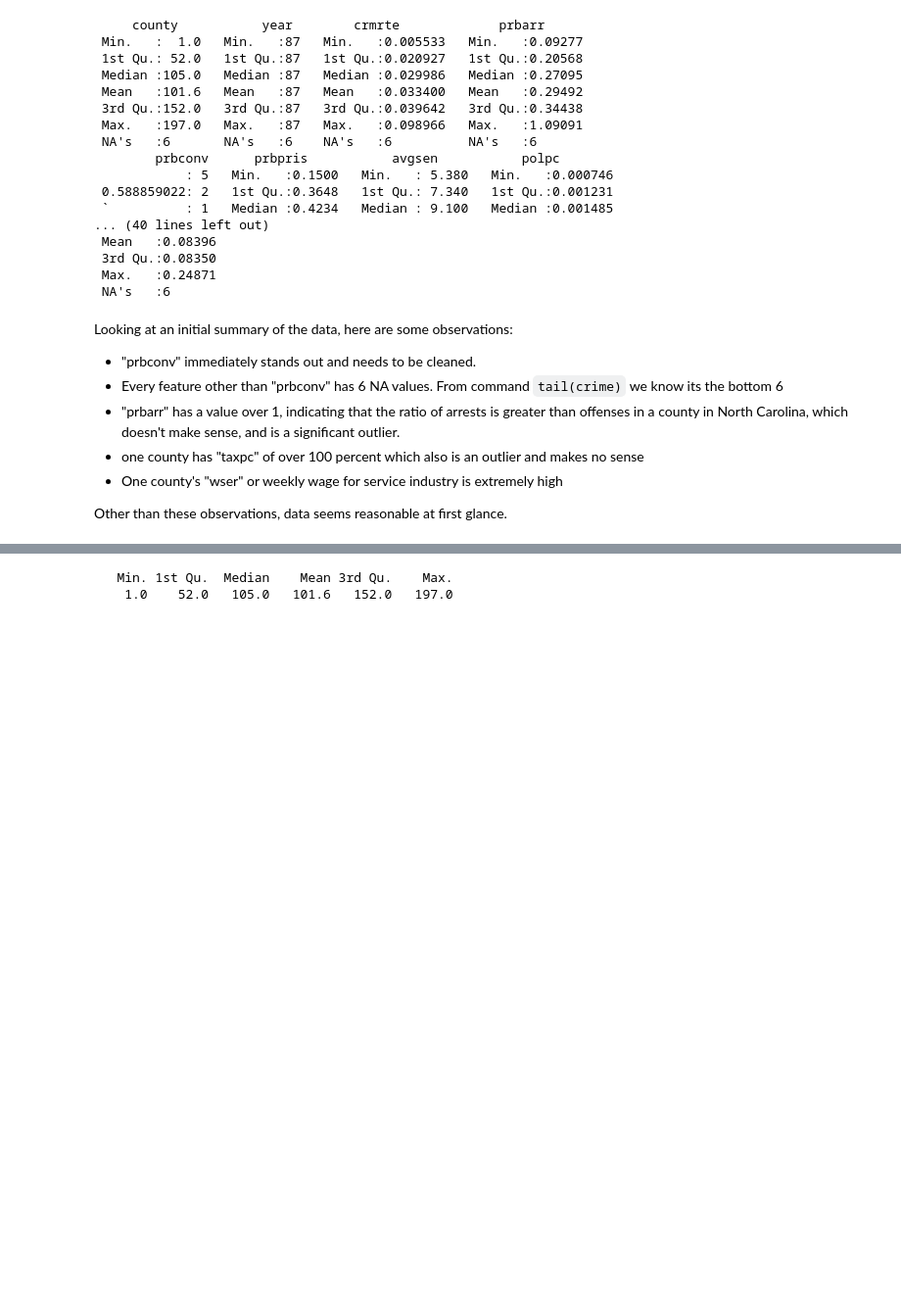
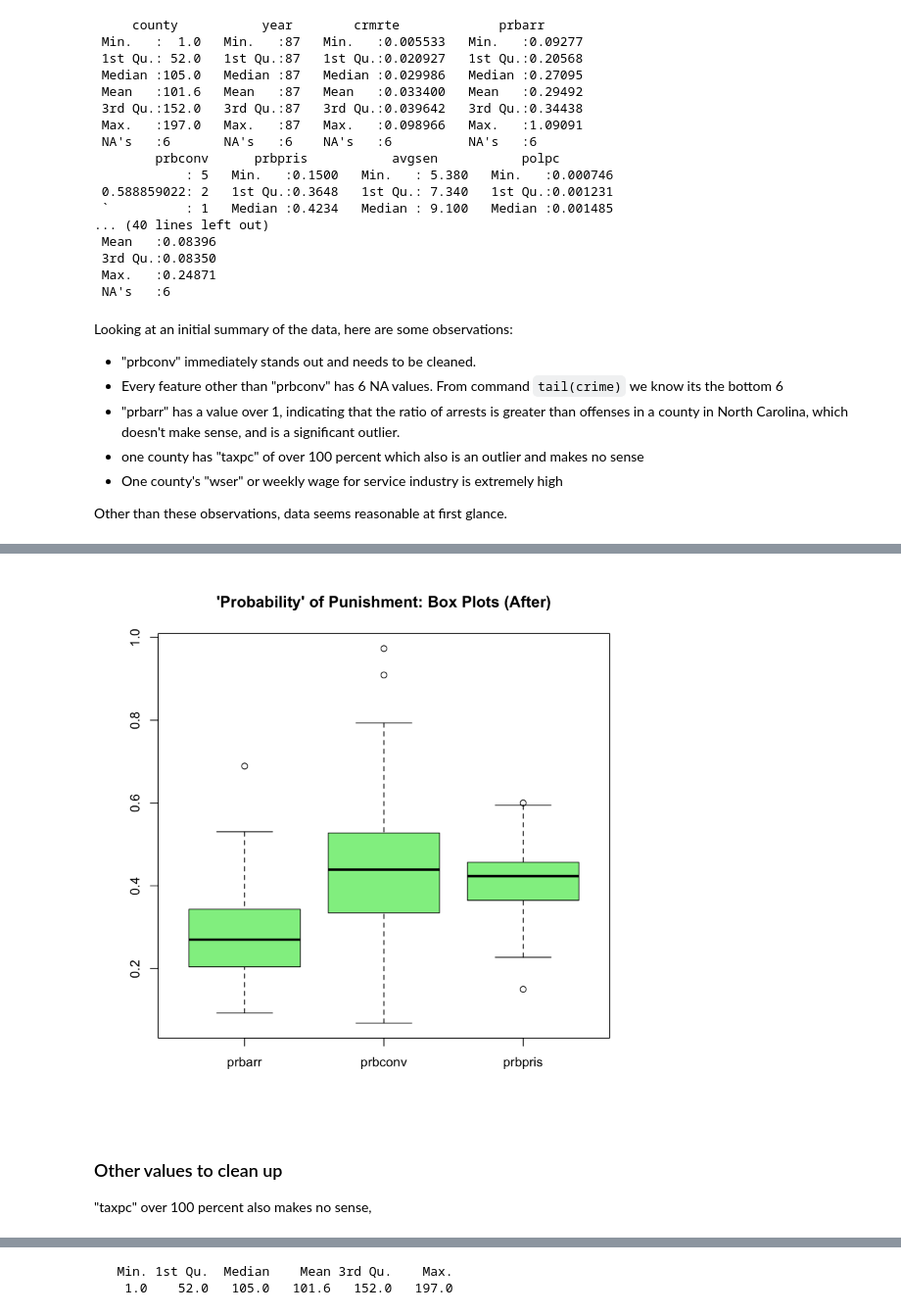
Before and after one commit to lucaschadwicklam97/lab_3_collab, a Jupyter notebook: Annabelle_Joy_Lucas_lab3_v1.ipynb, the cells around one changed output, grey strips where cells are left out. Shown at 98% size. Saved outputs shown, nothing was run; the diff lists cells and outputs as text; code cells hidden in the pictures; blank space fills up the shorter version.

```diff
--- a/Annabelle_Joy_Lucas_lab3_v1.ipynb
+++ b/Annabelle_Joy_Lucas_lab3_v1.ipynb
@@ -136,0 +135,11 @@ Probability of Conviction should not have values over 1, because that would impl
+# %%
+boxplot(crime_cleaned[c(4:6)],
+        data=crime_cleaned,
+        main="'Probability' of Punishment: Box Plots (After)",
+        col="light green")
+# %% [output]
+[figure, added]
+# %% [markdown]
+### Other values to clean up
+
+"taxpc" over 100 percent also makes no sense,
```
Also changed, not shown: parts of 17 cells of this notebook.
